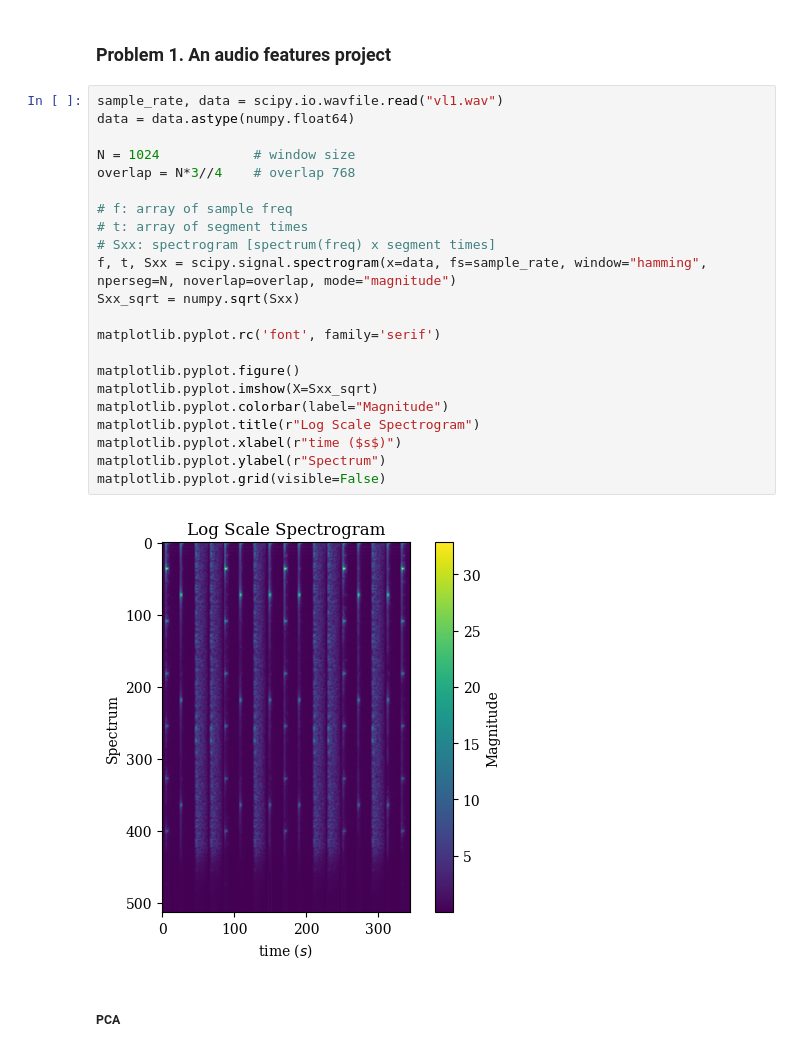
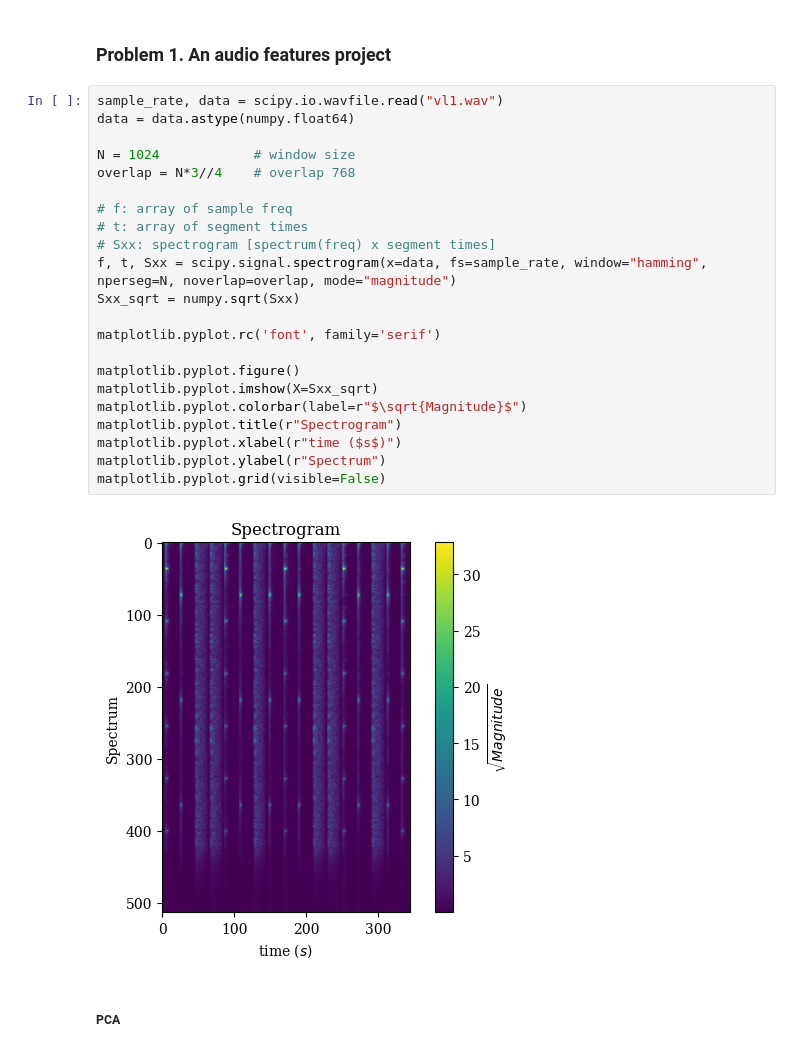
Before and after one commit to hongbozheng/machine-learning-signal-processing, a Jupyter notebook: Problem_Set_2/CS_545_Problem_set_2_Zheng_Hongbo.ipynb, the cells around one changed output. Drawn from its saved outputs; the diff is of its cells as text.

```diff
--- a/Problem_Set_2/CS_545_Problem_set_2_Zheng_Hongbo.ipynb
+++ b/Problem_Set_2/CS_545_Problem_set_2_Zheng_Hongbo.ipynb
@@ -147,27 +147,27 @@ def imScatter(ax, img, x, y, zoom):
 # %%
 sample_rate, data = scipy.io.wavfile.read("vl1.wav")
 data = data.astype(numpy.float64)
 
 N = 1024            # window size
 overlap = N*3//4    # overlap 768
 
 # f: array of sample freq
 # t: array of segment times
 # Sxx: spectrogram [spectrum(freq) x segment times]
 f, t, Sxx = scipy.signal.spectrogram(x=data, fs=sample_rate, window="hamming", nperseg=N, noverlap=overlap, mode="magnitude")
 Sxx_sqrt = numpy.sqrt(Sxx)
 
 matplotlib.pyplot.rc('font', family='serif')
 
 matplotlib.pyplot.figure()
 matplotlib.pyplot.imshow(X=Sxx_sqrt)
-matplotlib.pyplot.colorbar(label="Magnitude")
-matplotlib.pyplot.title(r"Log Scale Spectrogram")
+matplotlib.pyplot.colorbar(label=r"$\sqrt{Magnitude}$")
+matplotlib.pyplot.title(r"Spectrogram")
 matplotlib.pyplot.xlabel(r"time ($s$)")
 matplotlib.pyplot.ylabel(r"Spectrum")
 matplotlib.pyplot.grid(visible=False)
 # %% [output]
-[figure, old version]
+[figure, new version]
 # %% [markdown]
 ##### PCA
 # %%
```
Also changed, not shown: parts of 2 cells of this notebook, 1 other file.
